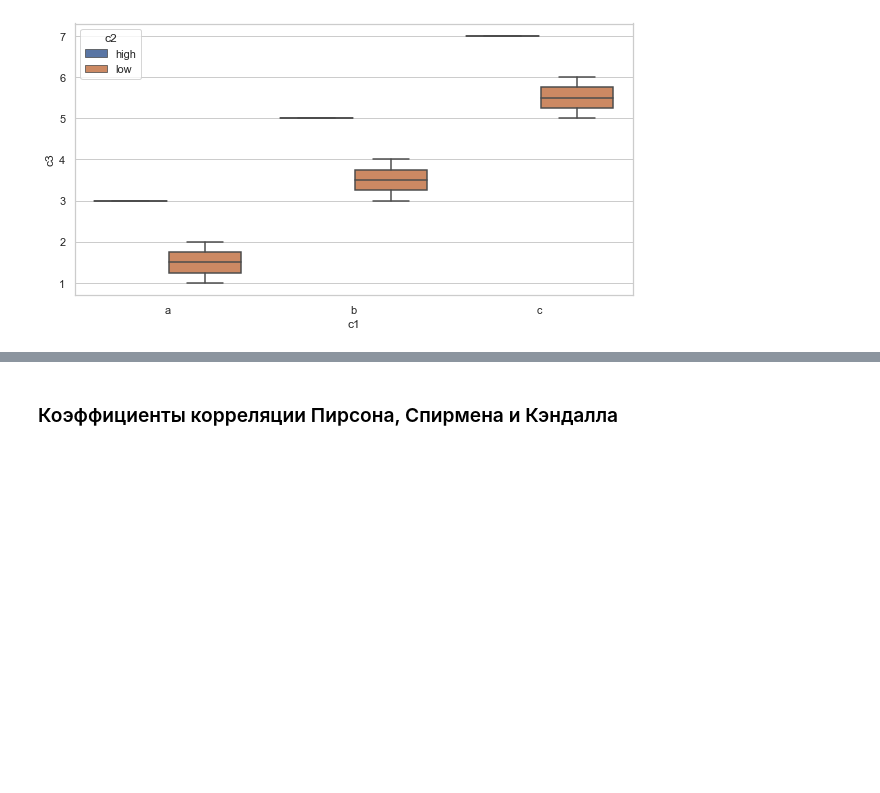
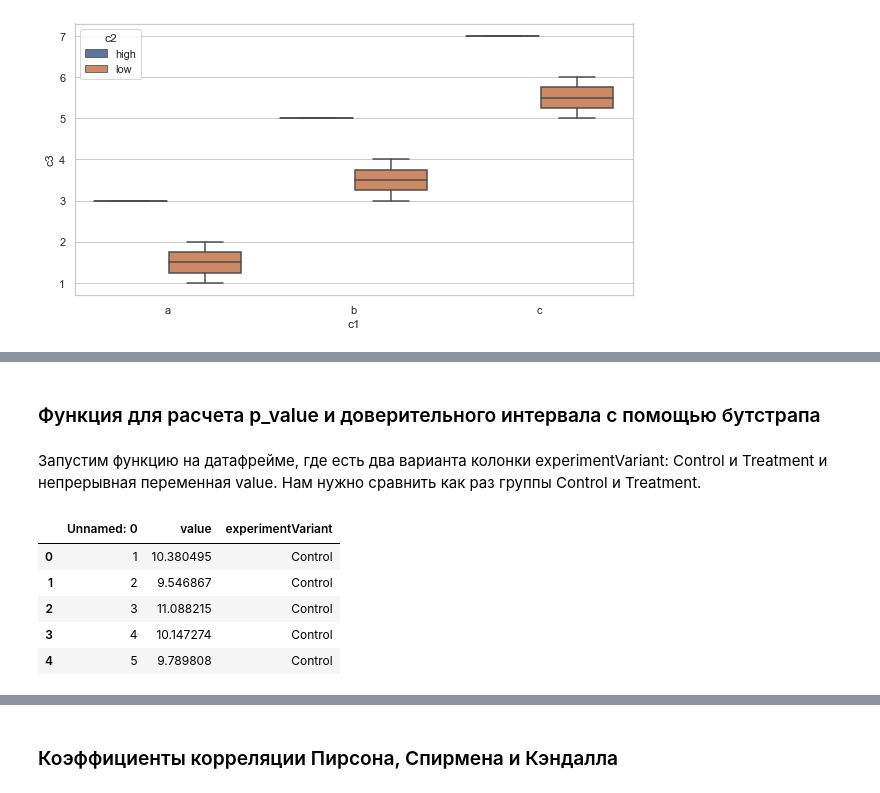
Before and after one commit to AleksTaube/Methods_of_statistical_analysis_on_Python, a Jupyter notebook: statistics_analysis_algorithm.ipynb, the cells around one changed output, grey strips where cells are left out. Drawn from its saved outputs; the diff is of its cells as text; code cells hidden in the pictures; blank space fills up the shorter version.

```diff
--- a/statistics_analysis_algorithm.ipynb
+++ b/statistics_analysis_algorithm.ipynb
@@ -615,0 +676,2 @@ sns.boxplot(x = 'c1', y = 'c3', hue = 'c2', data = data2)
+# %% [markdown]
+### Функция для расчета p_value и доверительного интервала с помощью бутстрапа
@@ -615,0 +730,13 @@ sns.boxplot(x = 'c1', y = 'c3', hue = 'c2', data = data2)
+# %% [markdown]
+Запустим функцию на датафрейме, где есть два варианта колонки experimentVariant: Control и Treatment и непрерывная переменная value. Нам нужно сравнить как раз группы Control и Treatment.
+# %%
+# импорт датафрейма
+bootstrap_df = pd.read_csv('./dataframes/bootstrap.csv', decimal = ',', sep=';')
+bootstrap_df.head()
+# %% [output]
+|  | Unnamed: 0 | value | experimentVariant |
+| 0 | 1 | 10.380495 | Control |
+| 1 | 2 | 9.546867 | Control |
+| 2 | 3 | 11.088215 | Control |
+| 3 | 4 | 10.147274 | Control |
+| 4 | 5 | 9.789808 | Control |
```
Also changed, not shown: parts of 37 cells of this notebook.
